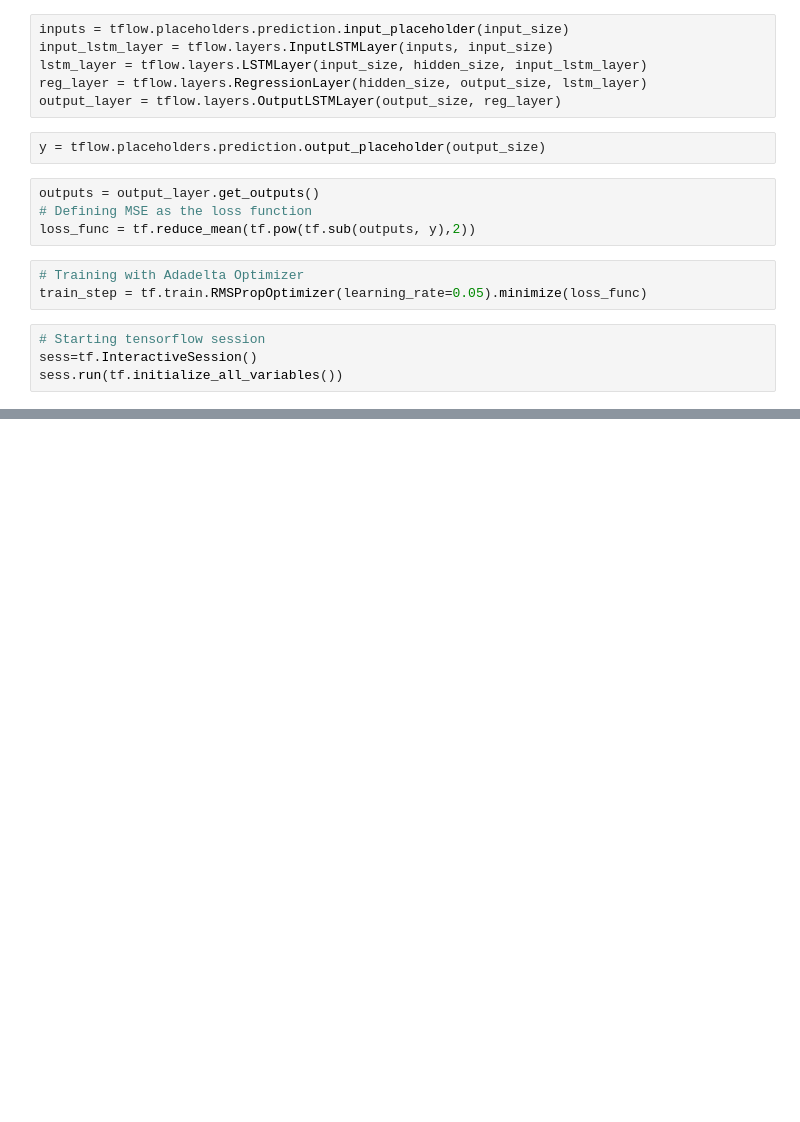
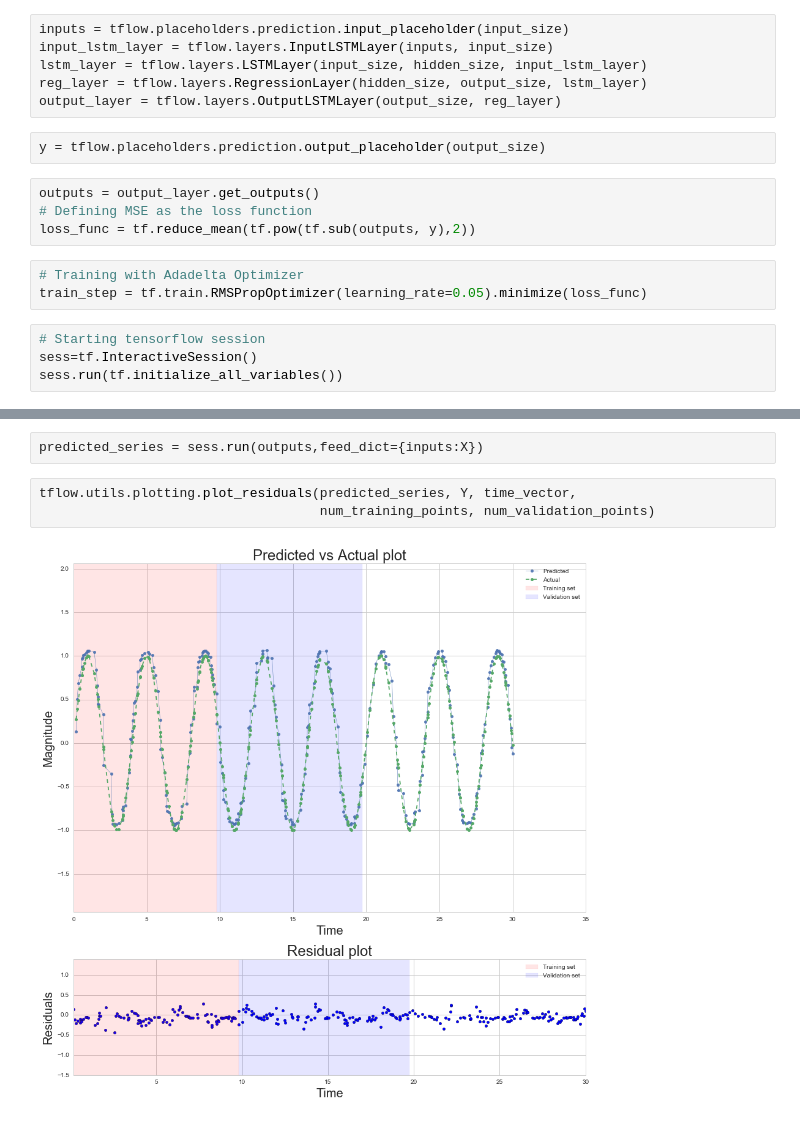
Before and after one commit to abhishekmalali/TimeFlow, a Jupyter notebook: timeflow-examples.ipynb, the cells around one changed output, grey strips where cells are left out. Drawn from its saved outputs; the diff is of its cells as text; blank space fills up the shorter version.

```diff
--- a/timeflow-examples.ipynb
+++ b/timeflow-examples.ipynb
@@ -189,0 +195,7 @@ plt.title('Test set predictions');
+# %%
+predicted_series = sess.run(outputs,feed_dict={inputs:X})
+# %%
+tflow.utils.plotting.plot_residuals(predicted_series, Y, time_vector,
+                                    num_training_points, num_validation_points)
+# %% [output]
+[figure, added]
```
Also changed, not shown: parts of 7 cells of this notebook.
